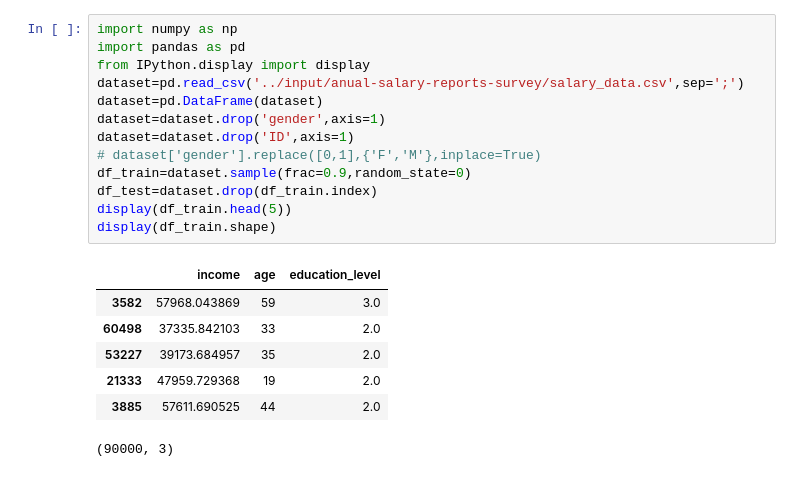
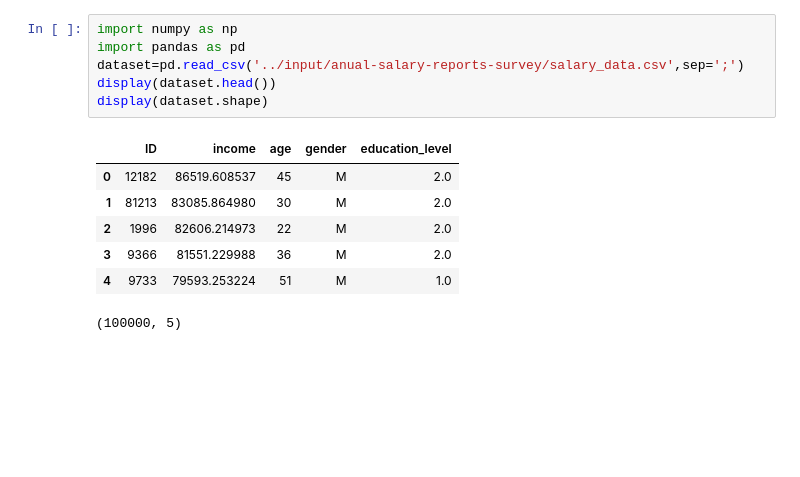
Before and after one commit to 4nuragb/acerta-abide, a Jupyter notebook: predicting-income-from-annual-sales-report.ipynb, the cells around one changed output. Cells and saved outputs as stored; diff of their text form; blank space fills up the shorter version.

```diff
--- a/predicting-income-from-annual-sales-report.ipynb
+++ b/predicting-income-from-annual-sales-report.ipynb
@@ -19,21 +1,14 @@
 # %%
 import numpy as np
 import pandas as pd
-from IPython.display import display
 dataset=pd.read_csv('../input/anual-salary-reports-survey/salary_data.csv',sep=';')
-dataset=pd.DataFrame(dataset)
-dataset=dataset.drop('gender',axis=1)
-dataset=dataset.drop('ID',axis=1)
-# dataset['gender'].replace([0,1],{'F','M'},inplace=True)
-df_train=dataset.sample(frac=0.9,random_state=0)
-df_test=dataset.drop(df_train.index)
-display(df_train.head(5))
-display(df_train.shape)
+display(dataset.head())
+display(dataset.shape)
 # %% [output]
-|  | income | age | education_level |
-| 3582 | 57968.043869 | 59 | 3.0 |
-| 60498 | 37335.842103 | 33 | 2.0 |
-| 53227 | 39173.684957 | 35 | 2.0 |
-| 21333 | 47959.729368 | 19 | 2.0 |
-| 3885 | 57611.690525 | 44 | 2.0 |
+|  | ID | income | age | gender | education_level |
+| 0 | 12182 | 86519.608537 | 45 | M | 2.0 |
+| 1 | 81213 | 83085.864980 | 30 | M | 2.0 |
+| 2 | 1996 | 82606.214973 | 22 | M | 2.0 |
+| 3 | 9366 | 81551.229988 | 36 | M | 2.0 |
+| 4 | 9733 | 79593.253224 | 51 | M | 1.0 |
-(90000, 3)
+(100000, 5)
```
Also changed, not shown: parts of 11 cells of this notebook.
